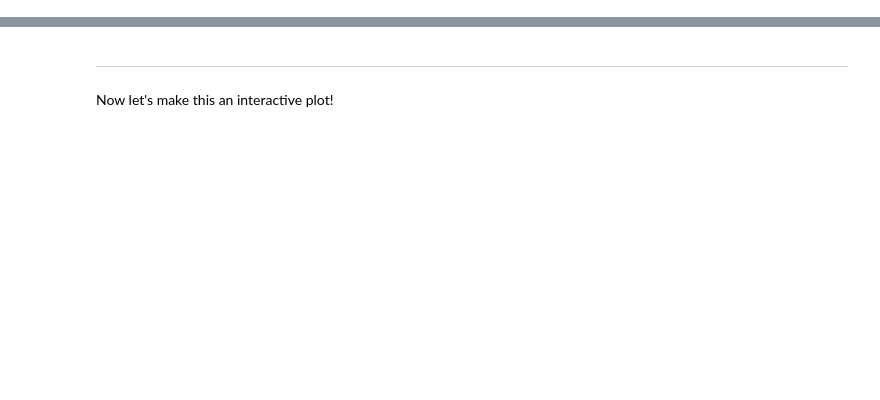
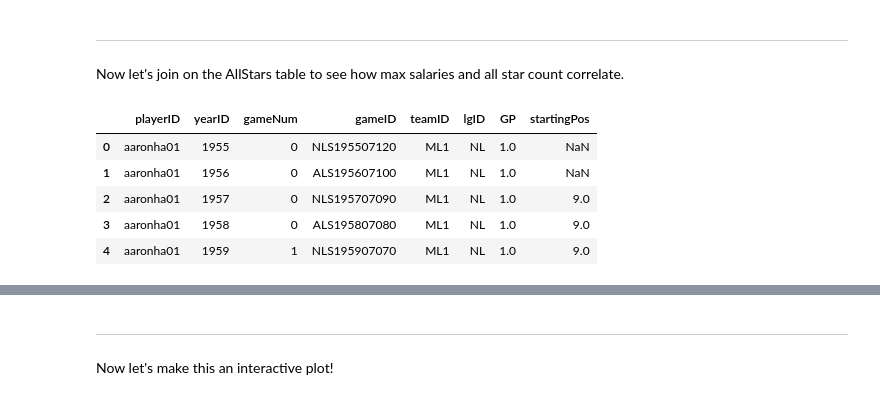
Before and after one commit to aterrel/pydata101, a Jupyter notebook: examples/Baseball.ipynb, the cells around one changed output, grey strips where cells are left out. Drawn from its saved outputs; the diff is of its cells as text; code cells hidden in the pictures; blank space fills up the shorter version.

Commit message:
Updating Baseball example

```diff
--- a/examples/Baseball.ipynb
+++ b/examples/Baseball.ipynb
@@ -27,0 +22,9 @@ df = odo(result, pd.DataFrame)
+# %%
+import sqlite3
+con = sqlite3.connect("../data/baseball/lahman2013.sqlite")
+
+with con:
+    cur = con.cursor()
+    cur.execute("SELECT name FROM sqlite_master WHERE type='table';")
+    data = cur.fetchall()
+print([datum[0] for datum in data])
@@ -27,0 +133,16 @@ df = odo(result, pd.DataFrame)
+# %% [markdown]
+<hr/>
+
+Now let's join on the AllStars table to see how max salaries and all star count correlate.
+# %%
+with con:
+    df_allstar = pd.read_sql_query("SELECT * from AllstarFull", con)
+# %%
+df_allstar.head()
+# %% [output]
+|  | playerID | yearID | gameNum | gameID | teamID | lgID | GP | startingPos |
+| 0 | aaronha01 | 1955 | 0 | NLS195507120 | ML1 | NL | 1.0 | NaN |
+| 1 | aaronha01 | 1956 | 0 | ALS195607100 | ML1 | NL | 1.0 | NaN |
+| 2 | aaronha01 | 1957 | 0 | NLS195707090 | ML1 | NL | 1.0 | 9.0 |
+| 3 | aaronha01 | 1958 | 0 | ALS195807080 | ML1 | NL | 1.0 | 9.0 |
+| 4 | aaronha01 | 1959 | 1 | NLS195907070 | ML1 | NL | 1.0 | 9.0 |
```
Also changed, not shown: parts of 47 cells of this notebook.
